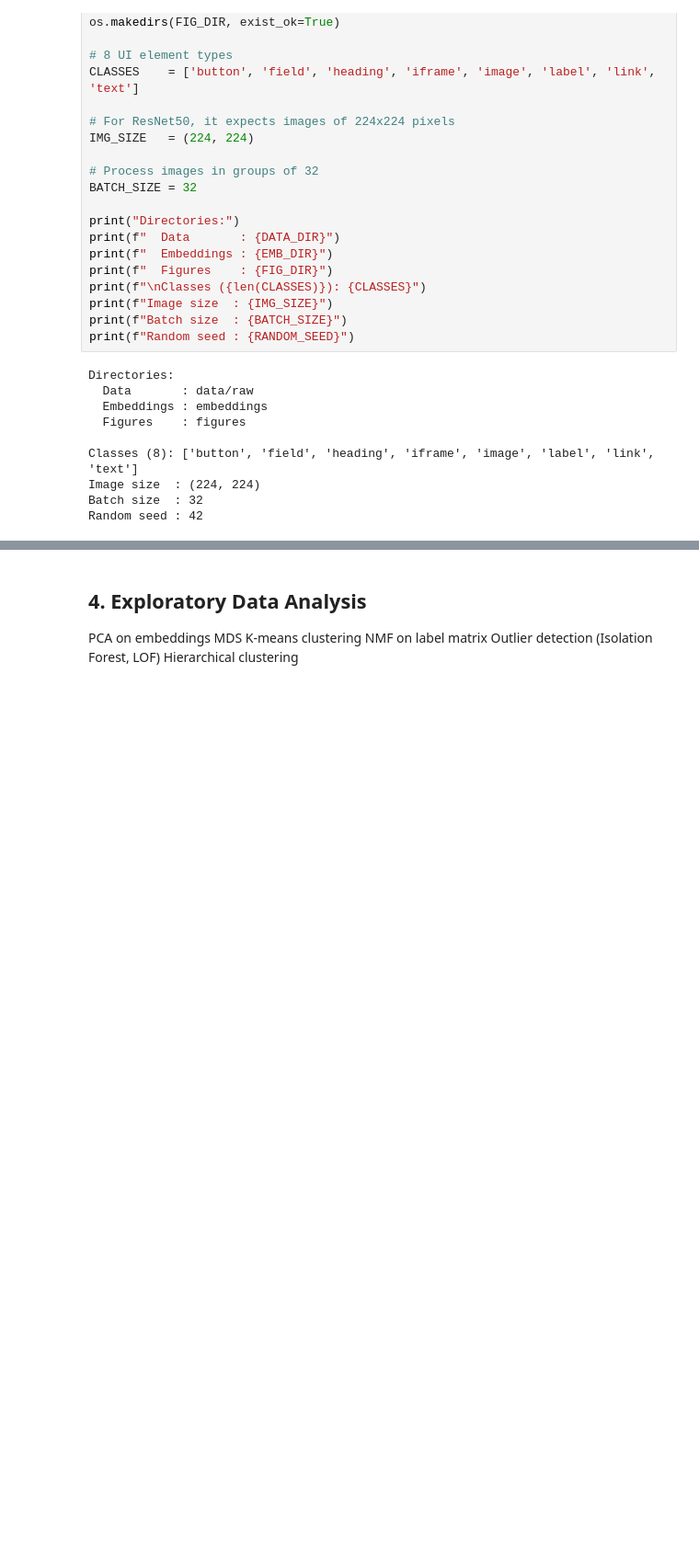
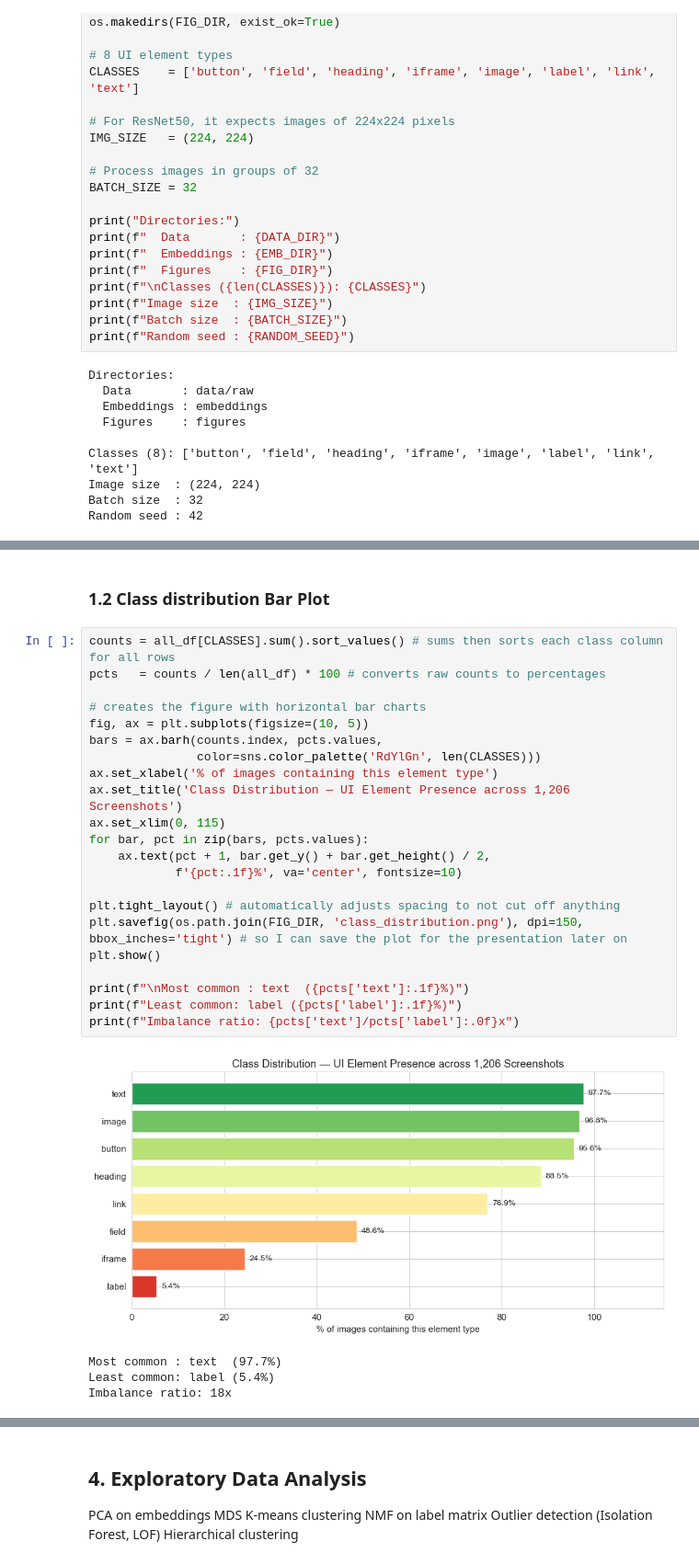
Before and after one commit to isx9/webpage-element-classifier, a Jupyter notebook: webpage_ui_element_classification.ipynb, the cells around one changed output, grey strips where cells are left out. Shown at 92% size. Cells and saved outputs as stored; diff of their text form; blank space fills up the shorter version.

```diff
--- a/webpage_ui_element_classification.ipynb
+++ b/webpage_ui_element_classification.ipynb
@@ -161,0 +175,29 @@ FileNotFoundError: [Errno 2] No such file or directory: 'data/raw/train/_classes
+# %% [markdown]
+### 1.2 Class distribution Bar Plot
+# %%
+counts = all_df[CLASSES].sum().sort_values() # sums then sorts each class column for all rows
+pcts   = counts / len(all_df) * 100 # converts raw counts to percentages
+
+# creates the figure with horizontal bar charts
+fig, ax = plt.subplots(figsize=(10, 5))
+bars = ax.barh(counts.index, pcts.values,
+               color=sns.color_palette('RdYlGn', len(CLASSES)))
+ax.set_xlabel('% of images containing this element type')
+ax.set_title('Class Distribution — UI Element Presence across 1,206 Screenshots')
+ax.set_xlim(0, 115)
+for bar, pct in zip(bars, pcts.values):
+    ax.text(pct + 1, bar.get_y() + bar.get_height() / 2,
+            f'{pct:.1f}%', va='center', fontsize=10)
+
+plt.tight_layout() # automatically adjusts spacing to not cut off anything
+plt.savefig(os.path.join(FIG_DIR, 'class_distribution.png'), dpi=150, bbox_inches='tight') # so I can save the plot for the presentation later on
+plt.show()
+
+print(f"\nMost common : text  ({pcts['text']:.1f}%)")
+print(f"Least common: label ({pcts['label']:.1f}%)")
+print(f"Imbalance ratio: {pcts['text']/pcts['label']:.0f}x")
+# %% [output]
+[figure, added]
+Most common : text  (97.7%)
+Least common: label (5.4%)
+Imbalance ratio: 18x
```
Also changed, not shown: parts of 19 cells of this notebook.
